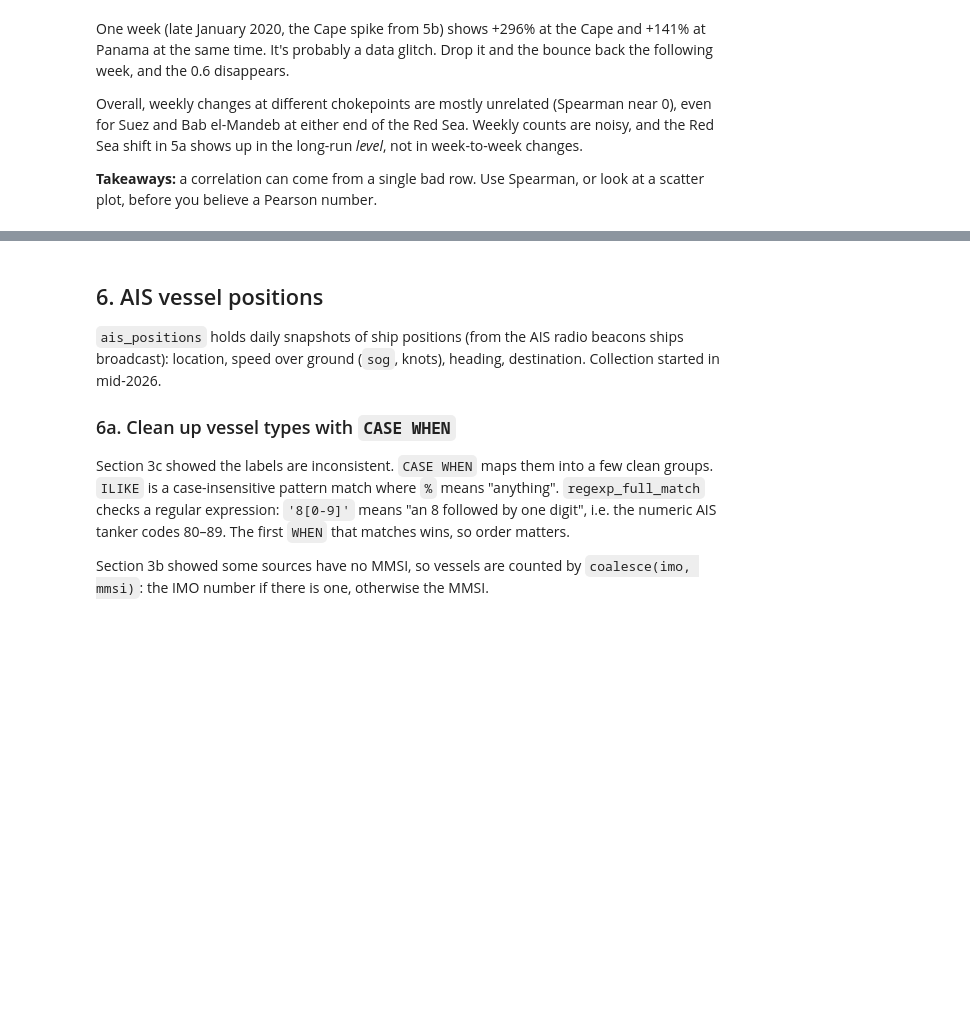
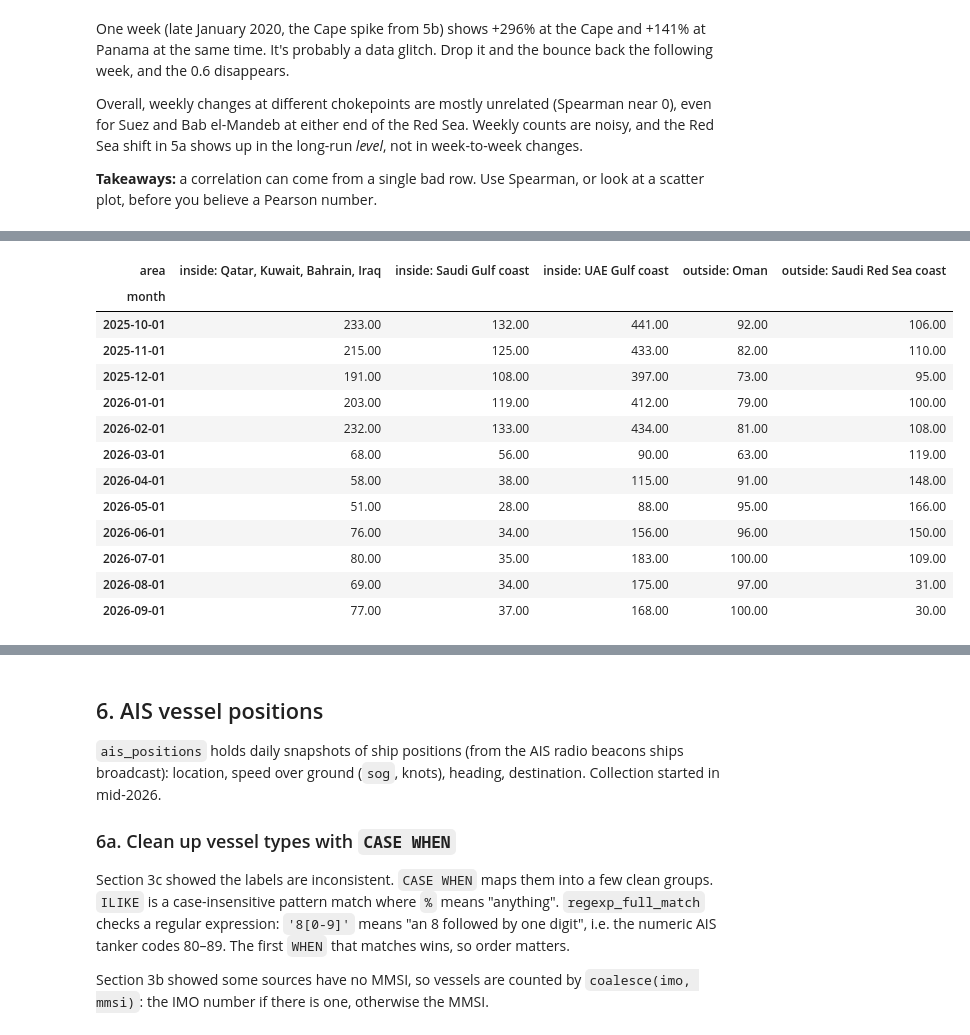
Before and after one commit to Zanderl1987/ShippingDataPipeline, a Jupyter notebook: notebooks/shipping_eda.ipynb, the cells around one changed output, grey strips where cells are left out. Cells and saved outputs as stored; diff of their text form; code cells hidden in the pictures; blank space fills up the shorter version.

```diff
--- a/notebooks/shipping_eda.ipynb
+++ b/notebooks/shipping_eda.ipynb
@@ -844,0 +889,37 @@ you believe a Pearson number.
+# %%
+gulf = sql('''
+    SELECT date_trunc('month', w.week_start) AS month,
+           CASE
+               WHEN w.iso3 IN ('QAT', 'KWT', 'BHR', 'IRQ')       THEN 'inside: Qatar, Kuwait, Bahrain, Iraq'
+               WHEN w.iso3 = 'ARE' AND p.longitude < 56          THEN 'inside: UAE Gulf coast'
+               WHEN w.iso3 = 'SAU' AND p.longitude >= 45         THEN 'inside: Saudi Gulf coast'
+               WHEN w.iso3 = 'OMN'                               THEN 'outside: Oman'
+               WHEN w.iso3 = 'SAU' AND p.longitude < 45          THEN 'outside: Saudi Red Sea coast'
+           END AS area,
+           sum(w.portcalls) / count(DISTINCT w.week_start) AS calls_per_week
+    FROM port_weekly AS w
+    JOIN port_profiles AS p USING (port_id)
+    WHERE w.is_complete_week
+      AND w.week_start >= DATE '2025-10-01'
+      AND w.iso3 IN ('QAT', 'KWT', 'BHR', 'IRQ', 'ARE', 'SAU', 'OMN')
+    -- Name the groups explicitly: GROUP BY ALL would group by the columns *inside* the CASE
+    -- (iso3, longitude), giving one row per port instead of one per area.
+    GROUP BY month, area
+    HAVING area IS NOT NULL
+''')
+gulf.pivot(index="month", columns="area", values="calls_per_week").round(0)
+# %% [output]
+| area | inside: Qatar, Kuwait, Bahrain, Iraq | inside: Saudi Gulf coast | inside: UAE Gulf coast | outside: Oman | outside: Saudi Red Sea coast |
+| month |  |  |  |  |  |
+| 2025-10-01 | 233.00 | 132.00 | 441.00 | 92.00 | 106.00 |
+| 2025-11-01 | 215.00 | 125.00 | 433.00 | 82.00 | 110.00 |
+| 2025-12-01 | 191.00 | 108.00 | 397.00 | 73.00 | 95.00 |
+| 2026-01-01 | 203.00 | 119.00 | 412.00 | 79.00 | 100.00 |
+| 2026-02-01 | 232.00 | 133.00 | 434.00 | 81.00 | 108.00 |
+| 2026-03-01 | 68.00 | 56.00 | 90.00 | 63.00 | 119.00 |
+| 2026-04-01 | 58.00 | 38.00 | 115.00 | 91.00 | 148.00 |
+| 2026-05-01 | 51.00 | 28.00 | 88.00 | 95.00 | 166.00 |
+| 2026-06-01 | 76.00 | 34.00 | 156.00 | 96.00 | 150.00 |
+| 2026-07-01 | 80.00 | 35.00 | 183.00 | 100.00 | 109.00 |
+| 2026-08-01 | 69.00 | 34.00 | 175.00 | 97.00 | 31.00 |
+| 2026-09-01 | 77.00 | 37.00 | 168.00 | 100.00 | 30.00 |
```
Also changed, not shown: parts of 26 cells of this notebook.
